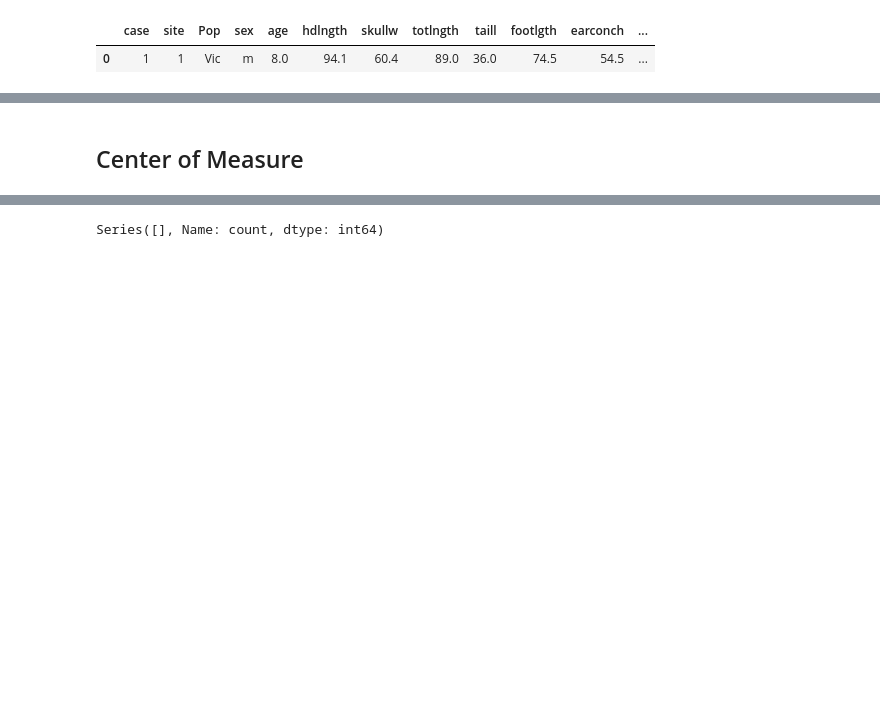
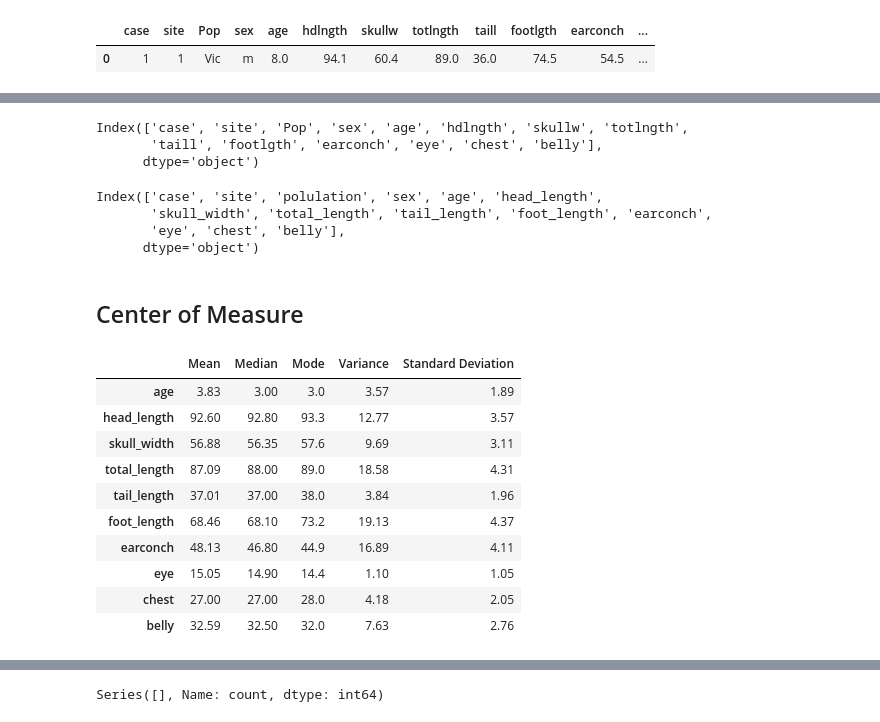
Before and after one commit to Osisami00/AI_Engr, a Jupyter notebook: My_Task/week_8/task18.ipynb, the cells around one changed output, grey strips where cells are left out. Saved outputs shown, nothing was run; the diff lists cells and outputs as text; code cells hidden in the pictures; blank space fills up the shorter version.

```diff
--- a/My_Task/week_8/task18.ipynb
+++ b/My_Task/week_8/task18.ipynb
@@ -70,0 +130,11 @@ possums1.head(1)
+# %%
+# To fill up missing space with average number of the columns
+
+
+# FIrst, to fill up missing data in columns AGE
+possums1['age'] = possums1['age'].fillna(possums1['age'].mean())
+
+
+# Secondly, let's fill up the missing data in col footlgth
+
+possums1["footlgth"] = possums1["footlgth"].fillna(possums1["footlgth"].mean())
@@ -70,0 +170,8 @@ possums1.head(1)
+# %%
+# Standardizing sex column by romoving the whitespaces
+
+
+# Removing the whitespaces
+
+possums1['sex'] = possums1['sex'].str.strip()
+possums1['sex']
@@ -71,2 +212,50 @@ possums1.head(1)
+# %%
+possums1.columns
+# %% [output]
+Index(['case', 'site', 'Pop', 'sex', 'age', 'hdlngth', 'skullw', 'totlngth',
+       'taill', 'footlgth', 'earconch', 'eye', 'chest', 'belly'],
+      dtype='object')
+# %%
+# LEt us rename some column name becuase the name are kinda obscure and not intuitive
+
+possums1.rename(columns={
+    'hdlngth': 'head_length',
+    'skullw' : 'skull_width',
+    'totlngth' : 'total_length',
+    'footlgth' : 'foot_length',
+    'Pop' : 'polulation',
+    'taill' : 'tail_length'},inplace = True)
+
+possums1.columns
+# %% [output]
+Index(['case', 'site', 'polulation', 'sex', 'age', 'head_length',
+       'skull_width', 'total_length', 'tail_length', 'foot_length', 'earconch',
+       'eye', 'chest', 'belly'],
+      dtype='object')
 # %% [markdown]
 ## Center of Measure
+# %%
+# Lets zoom down on data that spell out the numerical features of Possums
+num_features = [ 'age', 'head_length', 'skull_width', 'total_length', 'tail_length', 'foot_length', 'earconch', 'eye', 'chest', 'belly']
+
+stat1 = pd.DataFrame({
+    'Mean' : possums1[num_features].mean().round(2),
+    'Median' : possums1[num_features].median().round(2),
+    'Mode' : possums1[num_features].mode().iloc[0].round(2),    #in case there is multiple mode
+    'Variance' : possums1[num_features].var().round(2),
+    'Standard Deviation' : possums1[num_features].std().round(2),
+})
+
+stat1
+# %% [output]
+|  | Mean | Median | Mode | Variance | Standard Deviation |
+| age | 3.83 | 3.00 | 3.0 | 3.57 | 1.89 |
+| head_length | 92.60 | 92.80 | 93.3 | 12.77 | 3.57 |
+| skull_width | 56.88 | 56.35 | 57.6 | 9.69 | 3.11 |
+| total_length | 87.09 | 88.00 | 89.0 | 18.58 | 4.31 |
+| tail_length | 37.01 | 37.00 | 38.0 | 3.84 | 1.96 |
+| foot_length | 68.46 | 68.10 | 73.2 | 19.13 | 4.37 |
+| earconch | 48.13 | 46.80 | 44.9 | 16.89 | 4.11 |
+| eye | 15.05 | 14.90 | 14.4 | 1.10 | 1.05 |
+| chest | 27.00 | 27.00 | 28.0 | 4.18 | 2.05 |
+| belly | 32.59 | 32.50 | 32.0 | 7.63 | 2.76 |
```
Also changed, not shown: parts of 23 cells of this notebook.
